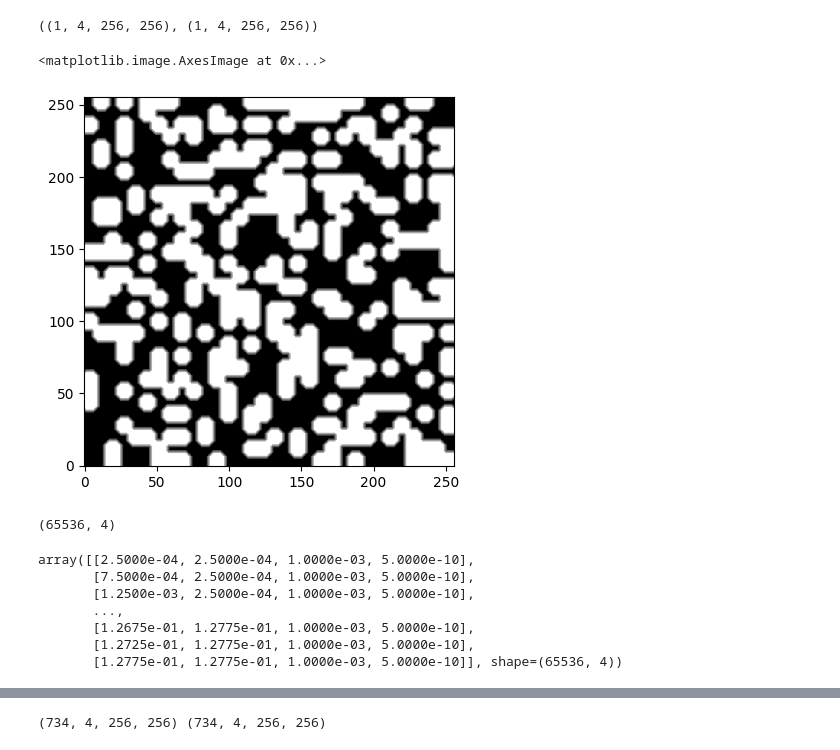
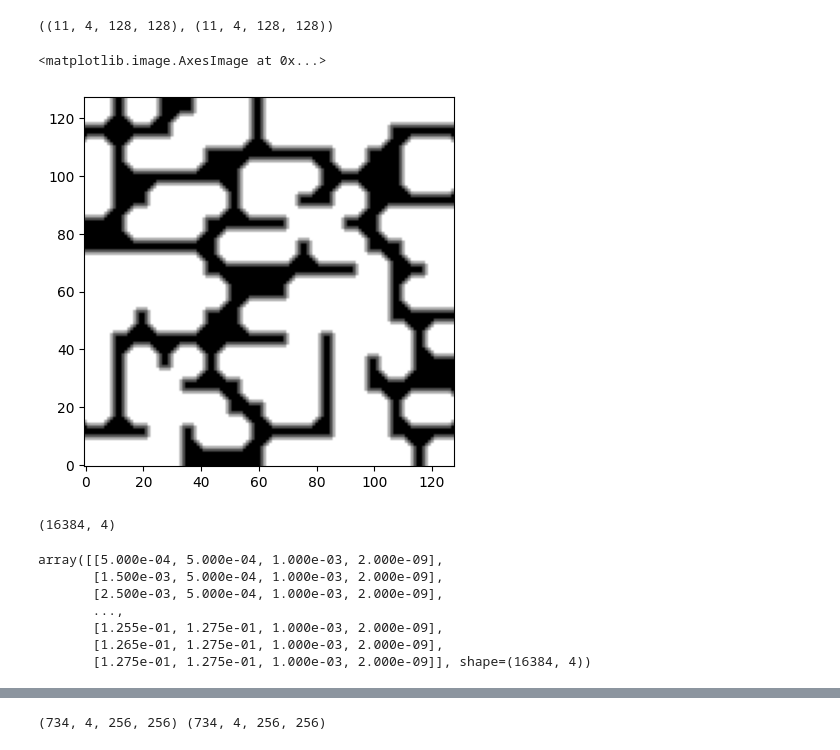
Before and after one commit to techMathGroup/tpfm_unet, a Jupyter notebook: notebooks/data_preparation.ipynb, the cells around one changed output, grey strips where cells are left out. Drawn from its saved outputs; the diff is of its cells as text; code cells hidden in the pictures.

```diff
--- a/notebooks/data_preparation.ipynb
+++ b/notebooks/data_preparation.ipynb
@@ -12,9 +12,11 @@ import matplotlib.pyplot as plt
 import sys
 sys.path.append('../src')
 from utils import *
+# %%
+size = 128
 # %%
-df = pd.read_csv('../working/mixer_256/topology_1.dat')
-example = df['lambda'].to_numpy().reshape(256, 256)
+df = pd.read_csv(f'../working/mixer_{size}/topology_1.dat')
+example = df['lambda'].to_numpy().reshape(size, size)
 plt.imshow(example, cmap='gray', origin='lower')
 # %% [output]
 <matplotlib.image.AxesImage at 0x...>
@@ -22,16 +24,16 @@ plt.imshow(example, cmap='gray', origin='lower')
 # %%
-dataset_dir = '../working/mixer_256'
-height = width = 256
+dataset_dir = f'../working/mixer_{size}'
+height = width = size
 
 files = os.listdir(dataset_dir)
 files = [f for f in files if f.endswith('.dat')]
 files.sort()
 
-coords_file = pd.read_csv(f'{dataset_dir}/coordinates.csv')
+coords_file = pd.read_csv(f'../working/coordinates_128.csv')
 
 inputs = []
 outputs = []
-for f in files:
+for f in files[:11]:
     print(f)
     df = pd.read_csv(f'{dataset_dir}/{f}').drop(columns=['cellI'])
     df['x'] = coords_file['x']
@@ -40,6 +42,5 @@ for f in files:
     df = df.to_numpy().T.reshape(-1, height, width)
     inputs.append(df[4:])
     outputs.append(df[0:4])
-    break
 # %% [output]
 topology_0.dat
@@ -46,26 +57,26 @@ topology_0.dat
 # %%
 np.array(inputs).shape, np.array(outputs).shape
 # %% [output]
-((1, 4, 256, 256), (1, 4, 256, 256))
+((11, 4, 128, 128), (11, 4, 128, 128))
 # %%
-plt.imshow(inputs[0][0], cmap='gray', origin='lower')
+plt.imshow(inputs[1][0], cmap='gray', origin='lower')
 # %% [output]
 <matplotlib.image.AxesImage at 0x...>
-[figure, old version]
+[figure, new version]
 # %%
 coords_array = coords_file.drop(columns=['cellI']).to_numpy()
 # %%
 coords_array.shape
 # %% [output]
-(65536, 4)
+(16384, 4)
 # %%
 coords_array
 # %% [output]
-array([[2.5000e-04, 2.5000e-04, 1.0000e-03, 5.0000e-10],
-       [7.5000e-04, 2.5000e-04, 1.0000e-03, 5.0000e-10],
-       [1.2500e-03, 2.5000e-04, 1.0000e-03, 5.0000e-10],
+array([[5.000e-04, 5.000e-04, 1.000e-03, 2.000e-09],
+       [1.500e-03, 5.000e-04, 1.000e-03, 2.000e-09],
+       [2.500e-03, 5.000e-04, 1.000e-03, 2.000e-09],
        ...,
-       [1.2675e-01, 1.2775e-01, 1.0000e-03, 5.0000e-10],
-       [1.2725e-01, 1.2775e-01, 1.0000e-03, 5.0000e-10],
-       [1.2775e-01, 1.2775e-01, 1.0000e-03, 5.0000e-10]], shape=(65536, 4))
+       [1.255e-01, 1.275e-01, 1.000e-03, 2.000e-09],
+       [1.265e-01, 1.275e-01, 1.000e-03, 2.000e-09],
+       [1.275e-01, 1.275e-01, 1.000e-03, 2.000e-09]], shape=(16384, 4))
 # %%
```
Also changed, not shown: parts of 16 cells of this notebook, 18 other files.
